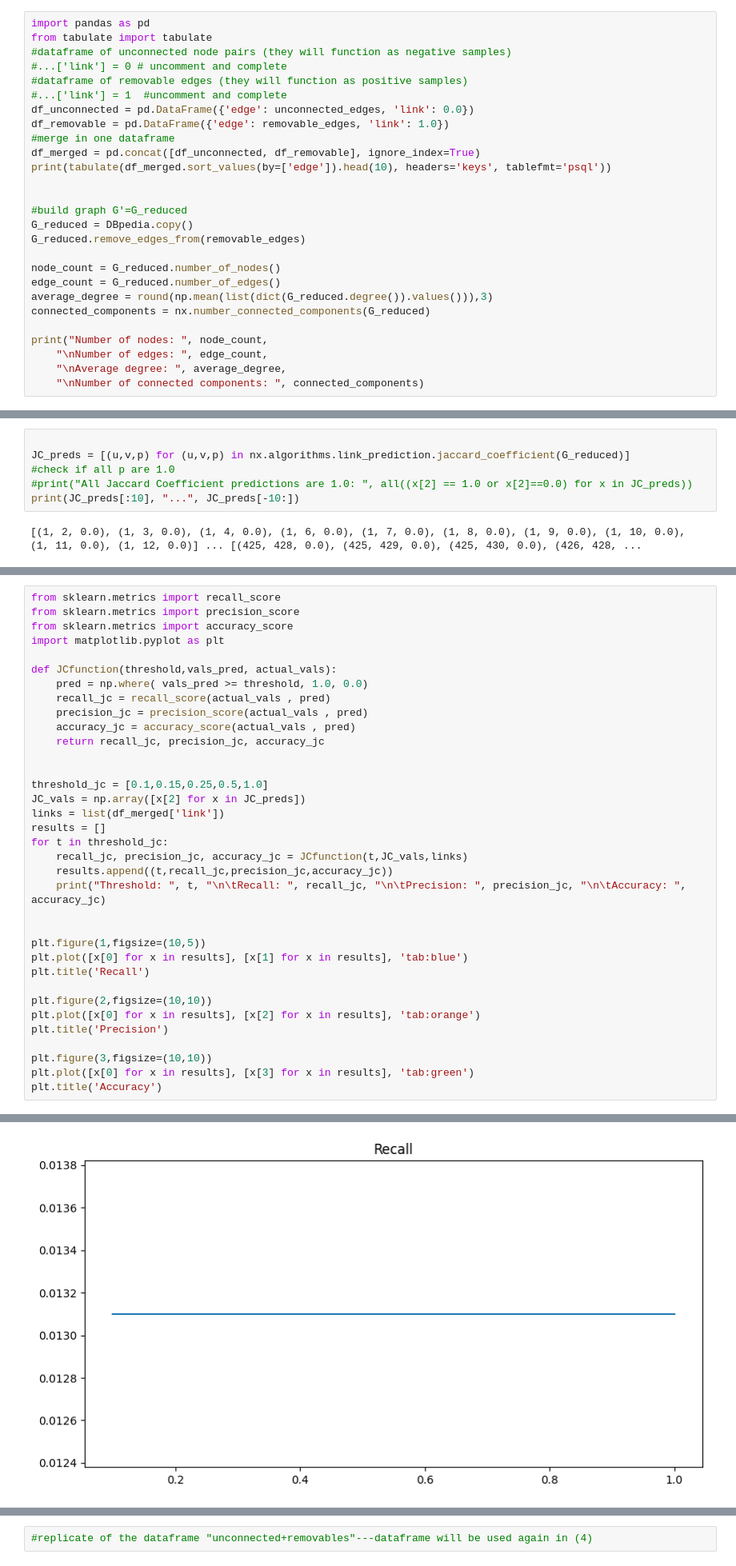
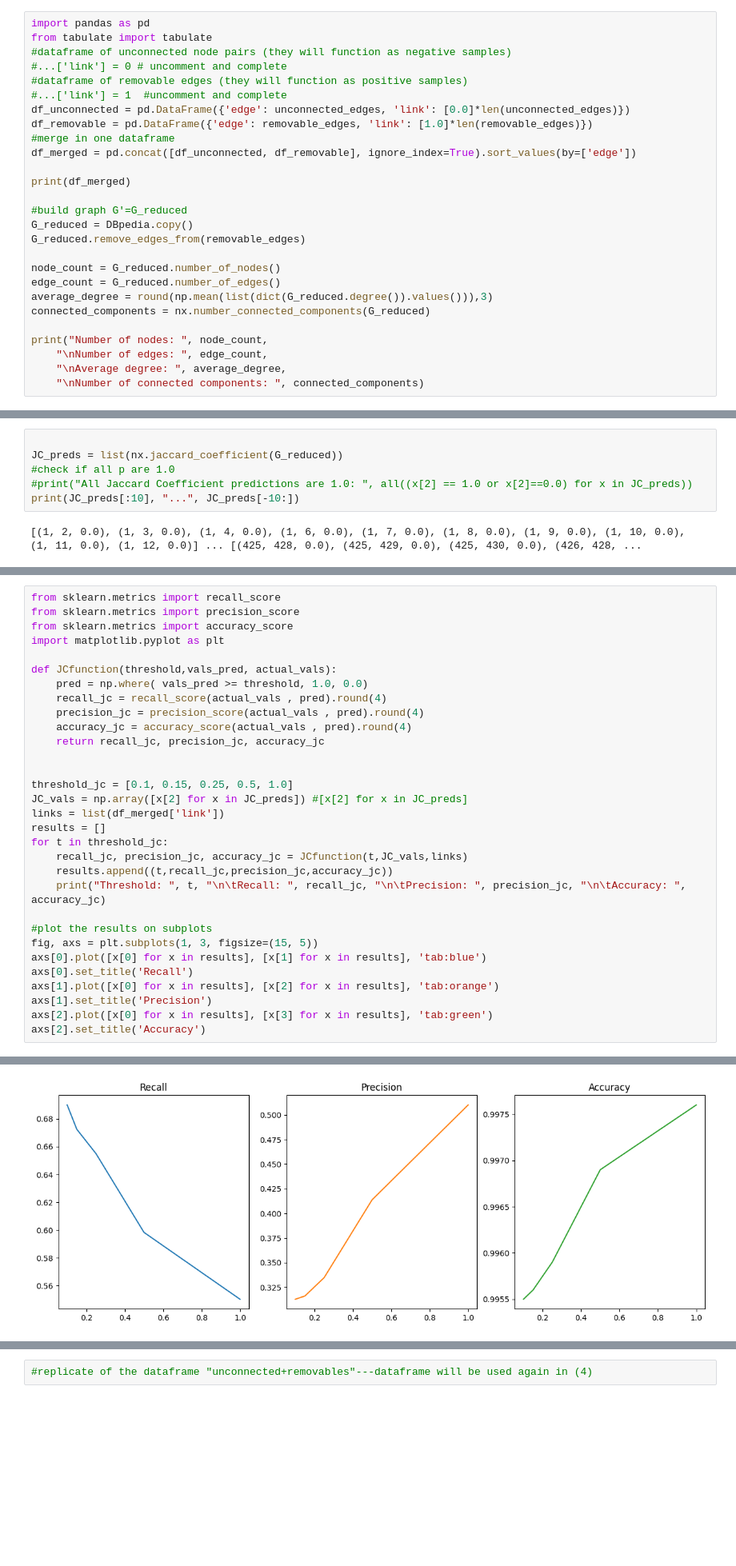
Before and after one commit to NicoleMp2/SocialNetworksAnalysis, a Jupyter notebook: ass3/ΑΚΔ_3η_Άσκηση_student_version.ipynb, the cells around one changed output, grey strips where cells are left out. Shown: that part at 80% size. Cells and saved outputs as stored; diff of their text form; blank space fills up the shorter version.

```diff
--- a/ass3/ΑΚΔ_3η_Άσκηση_student_version.ipynb
+++ b/ass3/ΑΚΔ_3η_Άσκηση_student_version.ipynb
@@ -92,12 +92,12 @@ from tabulate import tabulate
 #...['link'] = 0 # uncomment and complete
 #dataframe of removable edges (they will function as positive samples)
 #...['link'] = 1  #uncomment and complete
-df_unconnected = pd.DataFrame({'edge': unconnected_edges, 'link': 0.0})
-df_removable = pd.DataFrame({'edge': removable_edges, 'link': 1.0})
+df_unconnected = pd.DataFrame({'edge': unconnected_edges, 'link': [0.0]*len(unconnected_edges)})
+df_removable = pd.DataFrame({'edge': removable_edges, 'link': [1.0]*len(removable_edges)})
 #merge in one dataframe
-df_merged = pd.concat([df_unconnected, df_removable], ignore_index=True)
-print(tabulate(df_merged.sort_values(by=['edge']).head(10), headers='keys', tablefmt='psql'))
+df_merged = pd.concat([df_unconnected, df_removable], ignore_index=True).sort_values(by=['edge'])
 
+print(df_merged)
 
 #build graph G'=G_reduced
 G_reduced = DBpedia.copy()
@@ -151,7 +151,7 @@ Number of connected components:  95
 - **2(i).** Για τον γράφο $G'$, που κατασκευάσατε στο ερώτημα 1(vβ), υπολογίστε την μετρική **Jaccard Coefficient (JC)**.  <u><a href="https://networkx.org/documentation/stable/reference/algorithms/link_prediction.html?highlight=link%20prediction">Χρησιμοποιήστε την υλοποιημένη συνάρτηση του λογισμικού NetworkX.</a></u> <BR></BR>
 # %%
 
-JC_preds = [(u,v,p) for (u,v,p) in nx.algorithms.link_prediction.jaccard_coefficient(G_reduced)]
+JC_preds = list(nx.jaccard_coefficient(G_reduced))
 #check if all p are 1.0
 #print("All Jaccard Coefficient predictions are 1.0: ", all((x[2] == 1.0 or x[2]==0.0) for x in JC_preds))
 print(JC_preds[:10], "...", JC_preds[-10:])
@@ -201,14 +202,14 @@ import matplotlib.pyplot as plt
 
 def JCfunction(threshold,vals_pred, actual_vals):
     pred = np.where( vals_pred >= threshold, 1.0, 0.0)
-    recall_jc = recall_score(actual_vals , pred)
-    precision_jc = precision_score(actual_vals , pred)
-    accuracy_jc = accuracy_score(actual_vals , pred)
+    recall_jc = recall_score(actual_vals , pred).round(4)
+    precision_jc = precision_score(actual_vals , pred).round(4)
+    accuracy_jc = accuracy_score(actual_vals , pred).round(4)
     return recall_jc, precision_jc, accuracy_jc
 
 
-threshold_jc = [0.1,0.15,0.25,0.5,1.0]
-JC_vals = np.array([x[2] for x in JC_preds])
+threshold_jc = [0.1, 0.15, 0.25, 0.5, 1.0]
+JC_vals = np.array([x[2] for x in JC_preds]) #[x[2] for x in JC_preds]
 links = list(df_merged['link'])
 results = []
 for t in threshold_jc:
@@ -216,17 +217,13 @@ for t in threshold_jc:
     results.append((t,recall_jc,precision_jc,accuracy_jc))
     print("Threshold: ", t, "\n\tRecall: ", recall_jc, "\n\tPrecision: ", precision_jc, "\n\tAccuracy: ", accuracy_jc)
 
-
-plt.figure(1,figsize=(10,5))
-plt.plot([x[0] for x in results], [x[1] for x in results], 'tab:blue')
-plt.title('Recall')
-
-plt.figure(2,figsize=(10,10))
-plt.plot([x[0] for x in results], [x[2] for x in results], 'tab:orange')
-plt.title('Precision')
-
-plt.figure(3,figsize=(10,10))
-plt.plot([x[0] for x in results], [x[3] for x in results], 'tab:green')
-plt.title('Accuracy')
+#plot the results on subplots
+fig, axs = plt.subplots(1, 3, figsize=(15, 5))
+axs[0].plot([x[0] for x in results], [x[1] for x in results], 'tab:blue')
+axs[0].set_title('Recall')
+axs[1].plot([x[0] for x in results], [x[2] for x in results], 'tab:orange')
+axs[1].set_title('Precision')
+axs[2].plot([x[0] for x in results], [x[3] for x in results], 'tab:green')
+axs[2].set_title('Accuracy')
 # %% [output]
 Threshold:  0.1
@@ -252,2 +249,2 @@ Threshold:  1.0
 Text(0.5, 1.0, 'Accuracy')
-[figure, old version]
+[figure, new version]
```
Also changed, not shown: parts of 4 cells of this notebook.
